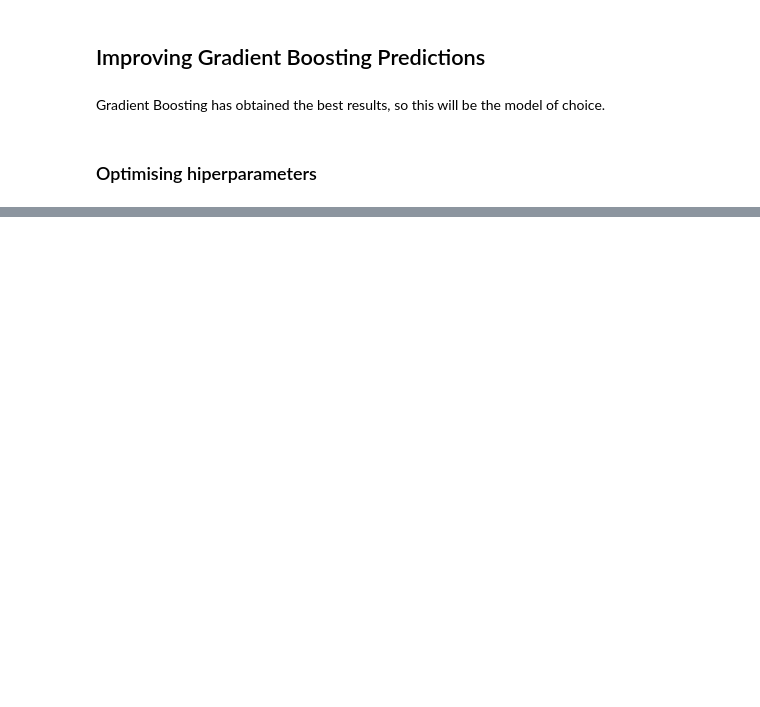
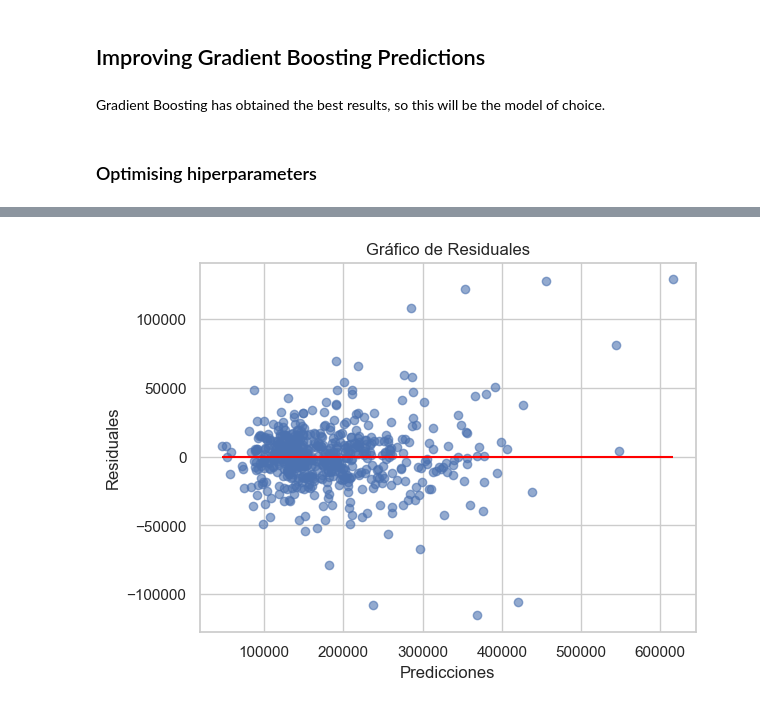
Before and after one commit to HernanRochon664/Proyectos-ML, a Jupyter notebook: house-prices/Housing-prices-predictions.ipynb, the cells around one changed output, grey strips where cells are left out. Saved outputs shown, nothing was run; the diff lists cells and outputs as text; code cells hidden in the pictures; blank space fills up the shorter version.

```diff
--- a/house-prices/Housing-prices-predictions.ipynb
+++ b/house-prices/Housing-prices-predictions.ipynb
@@ -508,0 +579,10 @@ Best RMSE score from GridSearchCV: 26552.474631272802
+# %%
+residuals = y_test - y_pred_gbr
+plt.scatter(y_pred_gbr, residuals, alpha=0.6)
+plt.hlines(y=0, xmin=y_pred_gbr.min(), xmax=y_pred_gbr.max(), colors='red')
+plt.xlabel("Predicciones")
+plt.ylabel("Residuales")
+plt.title("Gráfico de Residuales")
+plt.show()
+# %% [output]
+[figure, added]
```
Also changed, not shown: parts of 18 cells of this notebook.
